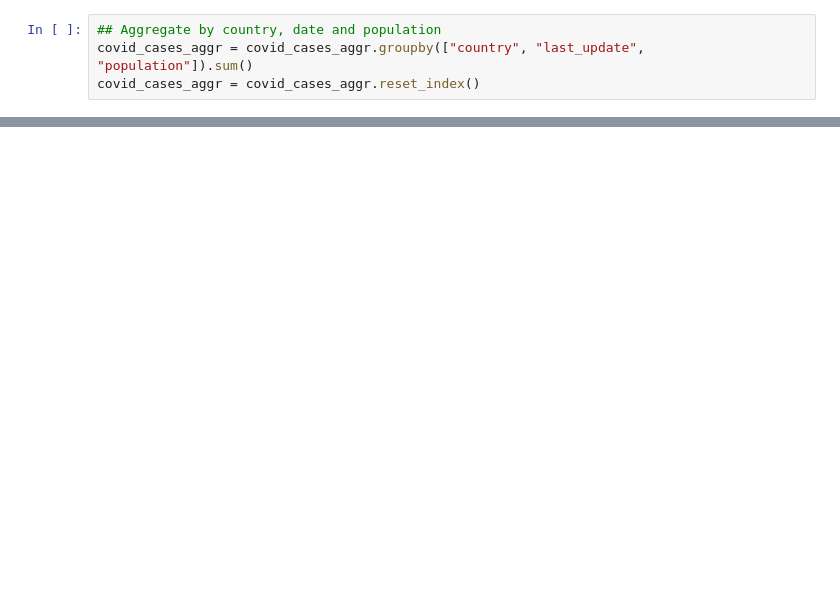
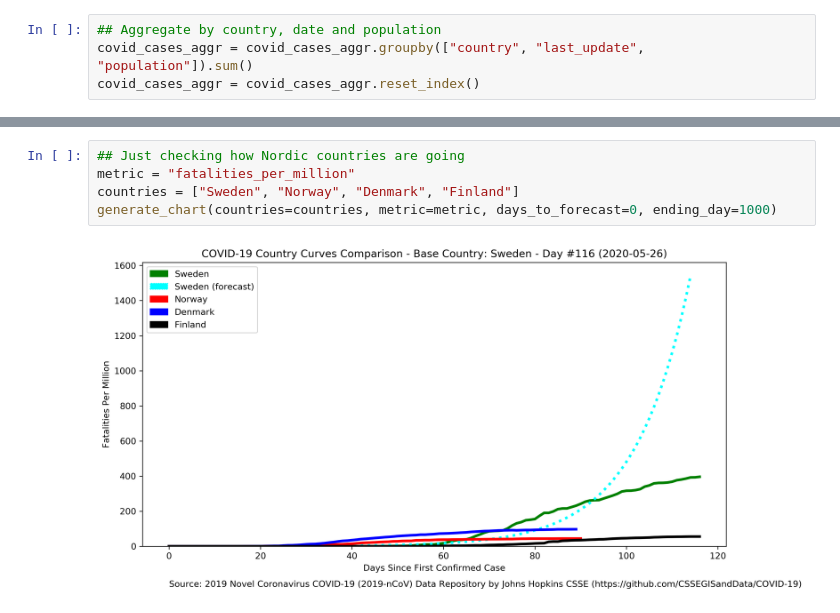
Before and after one commit to smkoch89/COVID-20, a Jupyter notebook: COVID_19_forecast.ipynb, the cells around one changed output, grey strips where cells are left out. Drawn from its saved outputs; the diff is of its cells as text; blank space fills up the shorter version.

```diff
--- a/COVID_19_forecast.ipynb
+++ b/COVID_19_forecast.ipynb
@@ -372,0 +532,7 @@ generate_chart(countries=["United States", "China", "Brazil"], metric="fatalitie
+# %%
+## Just checking how Nordic countries are going
+metric = "fatalities_per_million"
+countries = ["Sweden", "Norway", "Denmark", "Finland"]
+generate_chart(countries=countries, metric=metric, days_to_forecast=0, ending_day=1000)
+# %% [output]
+[figure, added]
```
Also changed, not shown: parts of 24 cells of this notebook, 18 other files.
